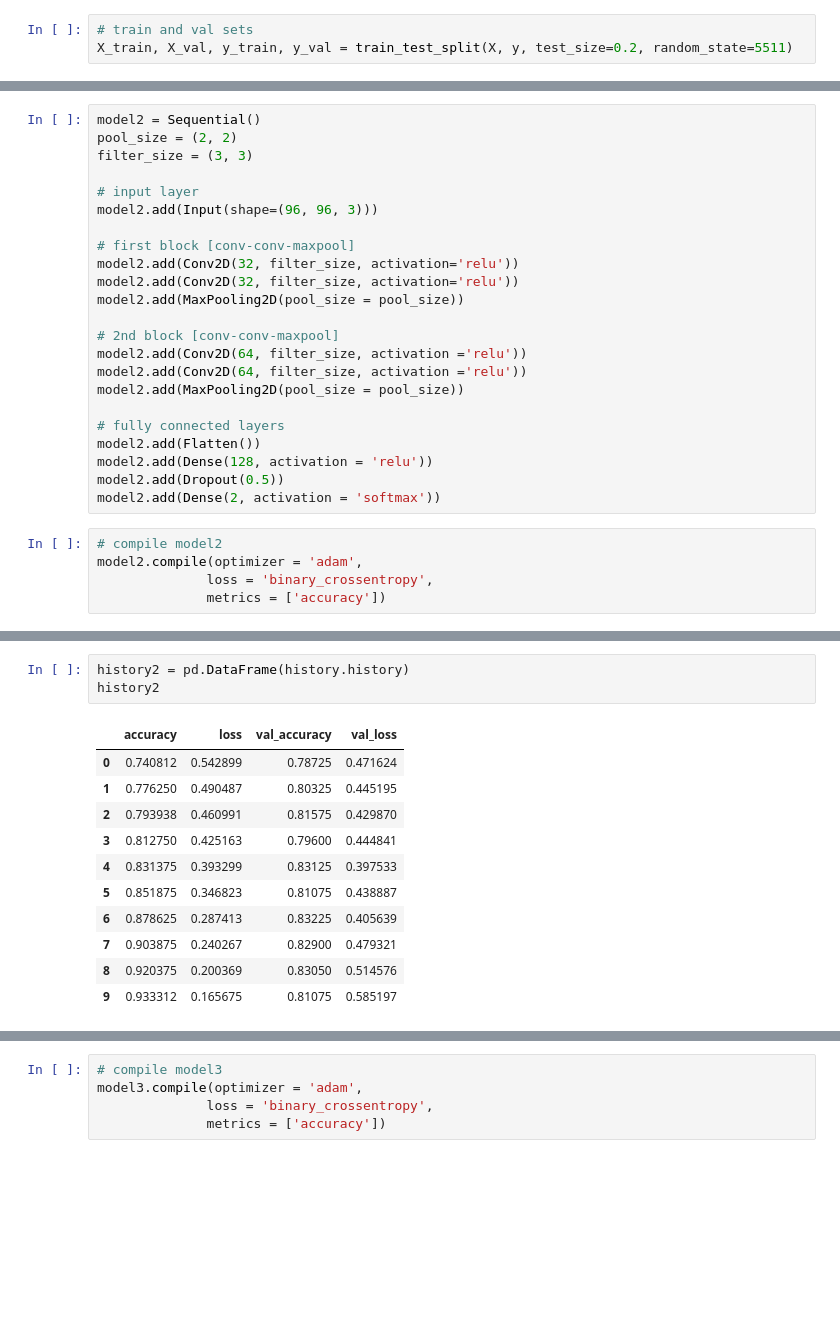
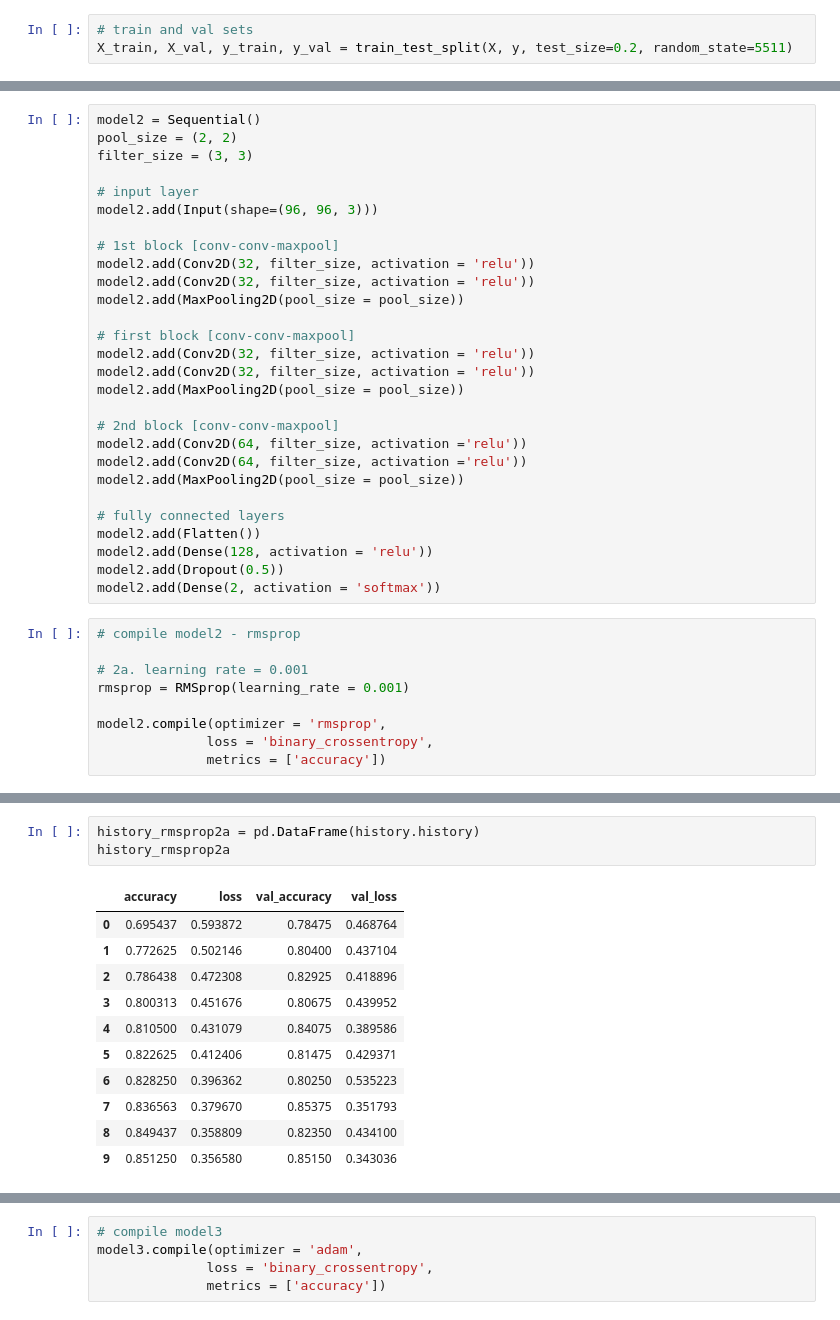
Before and after one commit to FleaBusyBeeBergs/dtsa5511-cnn-cancer-detection, a Jupyter notebook: cnn-cancer-detection.ipynb, the cells around one changed output, grey strips where cells are left out. Saved outputs shown, nothing was run; the diff lists cells and outputs as text; blank space fills up the shorter version.

```diff
--- a/cnn-cancer-detection.ipynb
+++ b/cnn-cancer-detection.ipynb
@@ -273,9 +398,14 @@ filter_size = (3, 3)
 # input layer
 model2.add(Input(shape=(96, 96, 3)))
 
+# 1st block [conv-conv-maxpool]
+model2.add(Conv2D(32, filter_size, activation = 'relu'))
+model2.add(Conv2D(32, filter_size, activation = 'relu'))
+model2.add(MaxPooling2D(pool_size = pool_size))
+
 # first block [conv-conv-maxpool]
-model2.add(Conv2D(32, filter_size, activation='relu'))
-model2.add(Conv2D(32, filter_size, activation='relu'))
+model2.add(Conv2D(32, filter_size, activation = 'relu'))
+model2.add(Conv2D(32, filter_size, activation = 'relu'))
 model2.add(MaxPooling2D(pool_size = pool_size))
 
 # 2nd block [conv-conv-maxpool]
@@ -289,8 +419,12 @@ model2.add(Dense(128, activation = 'relu'))
 model2.add(Dropout(0.5))
 model2.add(Dense(2, activation = 'softmax'))
 # %%
-# compile model2
-model2.compile(optimizer = 'adam',
+# compile model2 - rmsprop
+
+# 2a. learning rate = 0.001
+rmsprop = RMSprop(learning_rate = 0.001)
+
+model2.compile(optimizer = 'rmsprop',
               loss = 'binary_crossentropy',
               metrics = ['accuracy'])
 # %%
@@ -323,15 +457,15 @@ Epoch 10/10
 # %%
-history2 = pd.DataFrame(history.history)
-history2
+history_rmsprop2a = pd.DataFrame(history.history)
+history_rmsprop2a
 # %% [output]
 |  | accuracy | loss | val_accuracy | val_loss |
-| 0 | 0.740812 | 0.542899 | 0.78725 | 0.471624 |
-| 1 | 0.776250 | 0.490487 | 0.80325 | 0.445195 |
-| 2 | 0.793938 | 0.460991 | 0.81575 | 0.429870 |
-| 3 | 0.812750 | 0.425163 | 0.79600 | 0.444841 |
-| 4 | 0.831375 | 0.393299 | 0.83125 | 0.397533 |
-| 5 | 0.851875 | 0.346823 | 0.81075 | 0.438887 |
-| 6 | 0.878625 | 0.287413 | 0.83225 | 0.405639 |
-| 7 | 0.903875 | 0.240267 | 0.82900 | 0.479321 |
-| 8 | 0.920375 | 0.200369 | 0.83050 | 0.514576 |
-| 9 | 0.933312 | 0.165675 | 0.81075 | 0.585197 |
+| 0 | 0.695437 | 0.593872 | 0.78475 | 0.468764 |
+| 1 | 0.772625 | 0.502146 | 0.80400 | 0.437104 |
+| 2 | 0.786438 | 0.472308 | 0.82925 | 0.418896 |
+| 3 | 0.800313 | 0.451676 | 0.80675 | 0.439952 |
+| 4 | 0.810500 | 0.431079 | 0.84075 | 0.389586 |
+| 5 | 0.822625 | 0.412406 | 0.81475 | 0.429371 |
+| 6 | 0.828250 | 0.396362 | 0.80250 | 0.535223 |
+| 7 | 0.836563 | 0.379670 | 0.85375 | 0.351793 |
+| 8 | 0.849437 | 0.358809 | 0.82350 | 0.434100 |
+| 9 | 0.851250 | 0.356580 | 0.85150 | 0.343036 |
```
Also changed, not shown: parts of 21 cells of this notebook.
